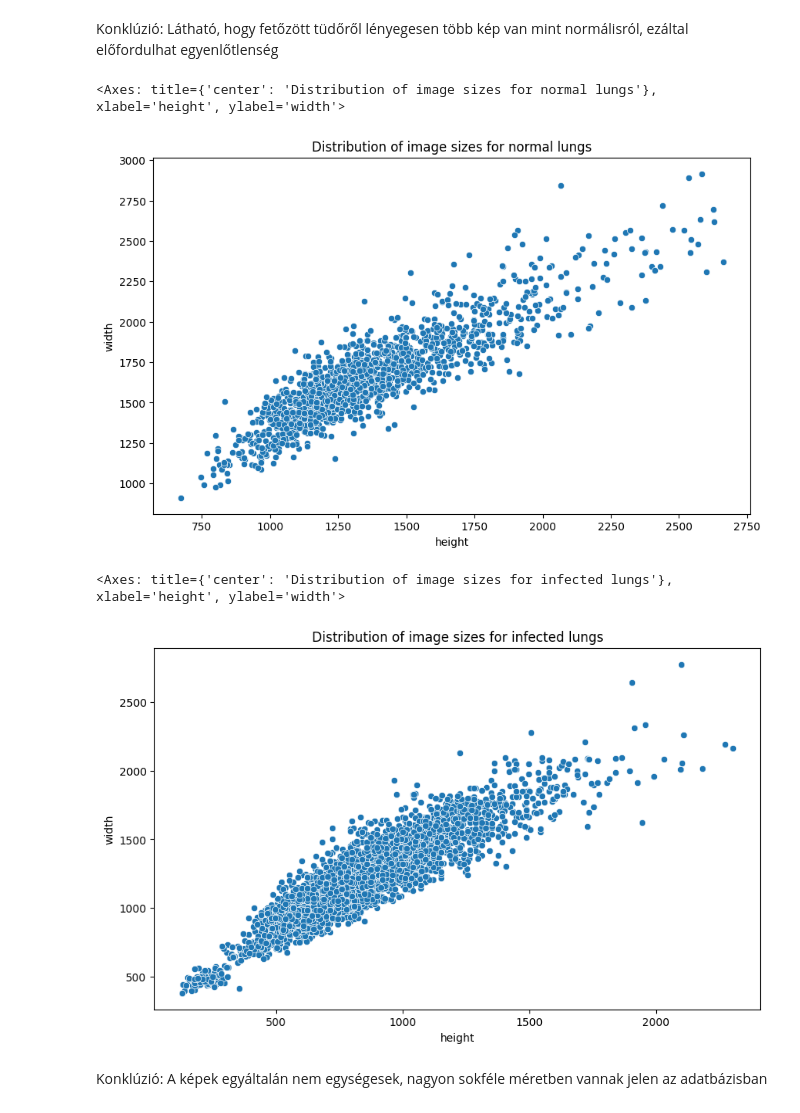
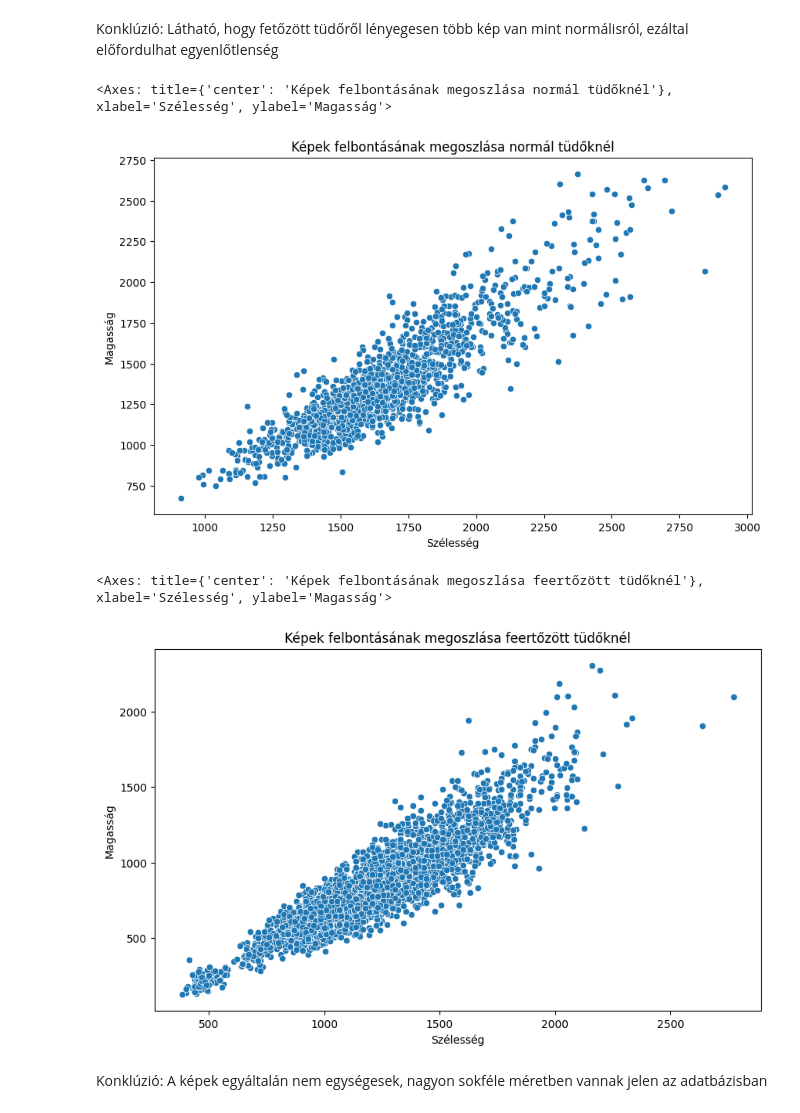
Before and after one commit to Adr1an11/Pneumonia-detection, a Jupyter notebook: pneunomia_detection.ipynb, the cells around one changed output. Drawn from its saved outputs; the diff is of its cells as text; code cells hidden in the pictures.

```diff
--- a/pneunomia_detection.ipynb
+++ b/pneunomia_detection.ipynb
@@ -108,20 +155,24 @@ normal_df = get_dimensions(train_normal)
 # %%
 # plotting image sizes
 plt.figure(figsize=(10,6))
-plt.title('Distribution of image sizes for normal lungs')
-sns.scatterplot(data=normal_df, x='height', y='width')
+plt.title('Képek felbontásának megoszlása normál tüdőknél')
+plt.xlabel('Szélesség')
+plt.ylabel('Magasság')
+sns.scatterplot(data=normal_df, x='width', y='height')
 # %% [output]
-<Axes: title={'center': 'Distribution of image sizes for normal lungs'}, xlabel='height', ylabel='width'>
+<Axes: title={'center': 'Képek felbontásának megoszlása normál tüdőknél'}, xlabel='Szélesség', ylabel='Magasság'>
-[figure, old version]
+[figure, new version]
 # %%
 pneumonia_df = get_dimensions(train_pneunomia)
 # %%
 plt.figure(figsize=(10,6))
-plt.title('Distribution of image sizes for infected lungs')
-sns.scatterplot(data=pneumonia_df, x='height', y='width')
+plt.title('Képek felbontásának megoszlása feertőzött tüdőknél')
+plt.xlabel('Szélesség')
+plt.ylabel('Magasság')
+sns.scatterplot(data=pneumonia_df, x='width', y='height')
 # %% [output]
-<Axes: title={'center': 'Distribution of image sizes for infected lungs'}, xlabel='height', ylabel='width'>
+<Axes: title={'center': 'Képek felbontásának megoszlása feertőzött tüdőknél'}, xlabel='Szélesség', ylabel='Magasság'>
-[figure, old version]
+[figure, new version]
 # %% [markdown]
 Konklúzió: A képek egyáltalán nem egységesek, nagyon sokféle méretben vannak jelen az adatbázisban
 # %%
```
Also changed, not shown: parts of 11 cells of this notebook.
